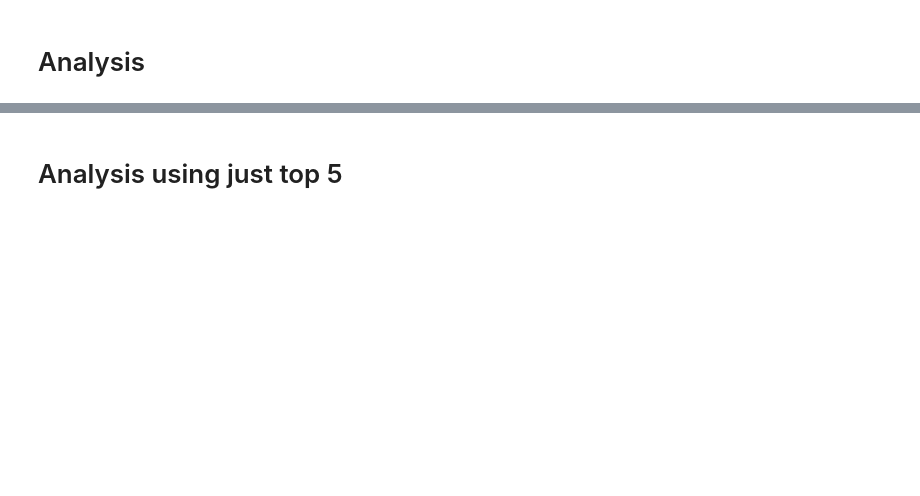
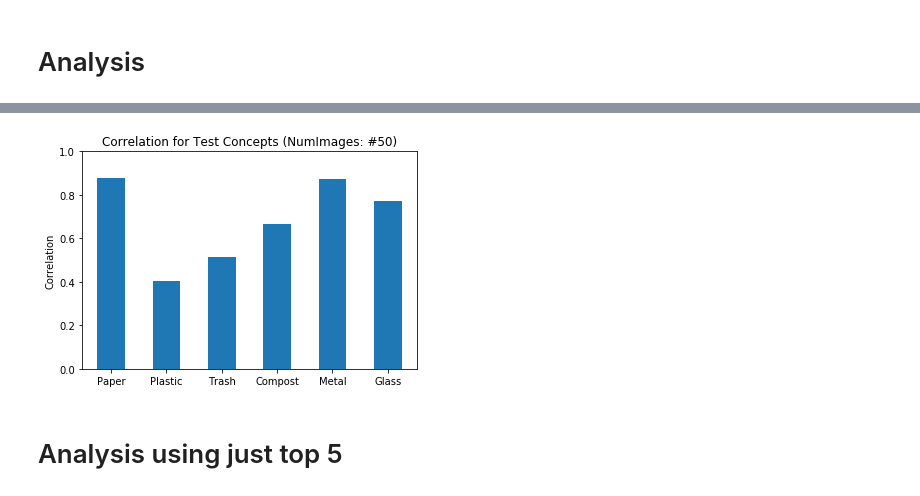
Before and after one commit to Raginii/Color-Concept-Associations-using-Google-Images, a Jupyter notebook: 01_getFeaturesTest.ipynb, the cells around one changed output, grey strips where cells are left out. Drawn from its saved outputs; the diff is of its cells as text; code cells hidden in the pictures; blank space fills up the shorter version.

Commit message:
TEST concepts: Corrected categories

```diff
--- a/01_getFeaturesTest.ipynb
+++ b/01_getFeaturesTest.ipynb
@@ -396,11 +434,13 @@ for i in range(len(strtInd)-1):
 # %%
 barWidth = 0.5
 plt.bar(range(1,7),win0, width = barWidth)
 plt.xticks(range(1,7),allConcepts)
-plt.title("Correlation for Test Concepts")
+plt.title("Correlation for Test Concepts (NumImages: #50)")
 plt.ylabel('Correlation')
 plt.ylim(0,1)
 plt.show()
+# %% [output]
+[figure, added]
 # %% [markdown]
 # Analysis using just top 5
 # %%
```
Also changed, not shown: parts of 11 cells of this notebook.
